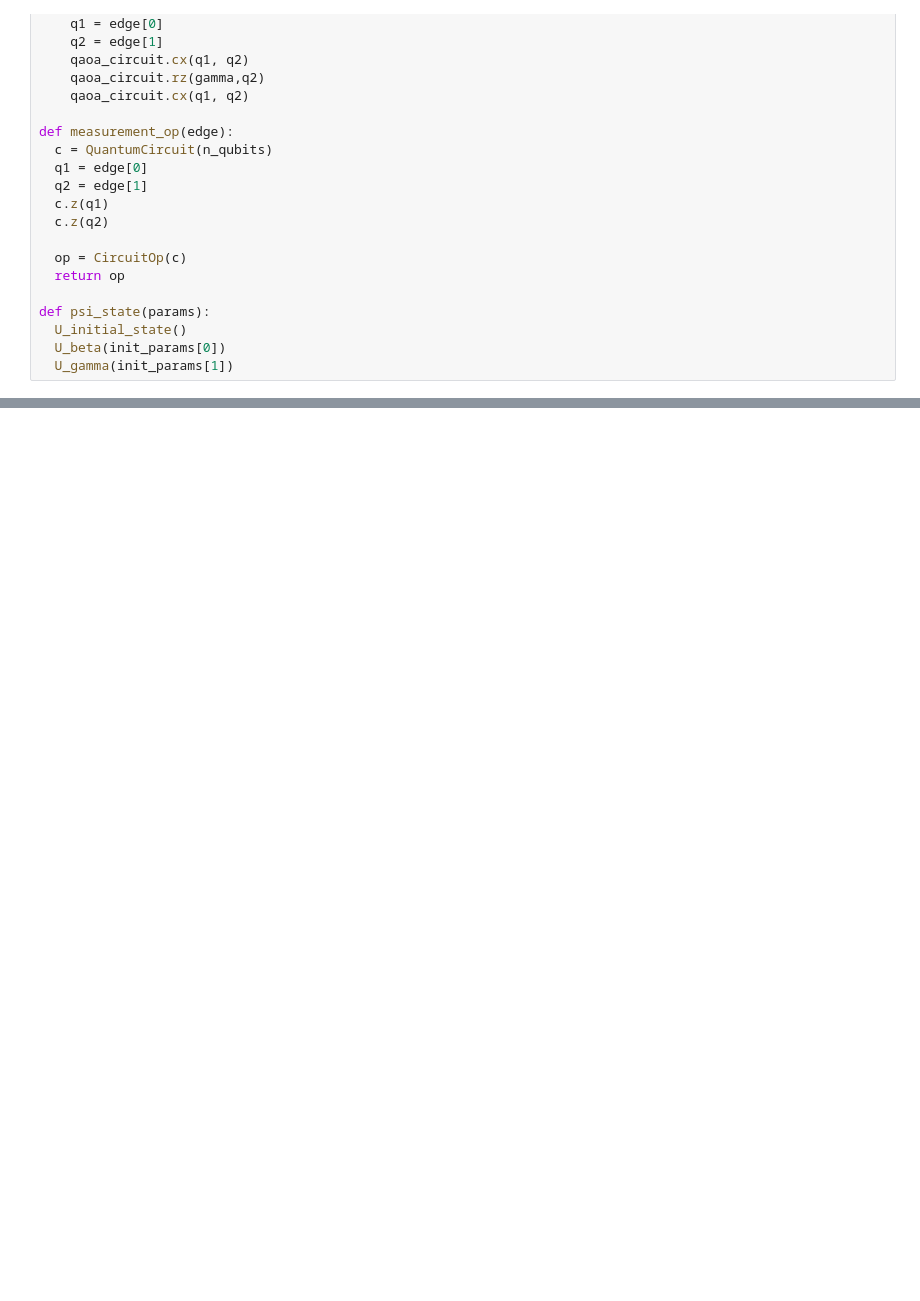
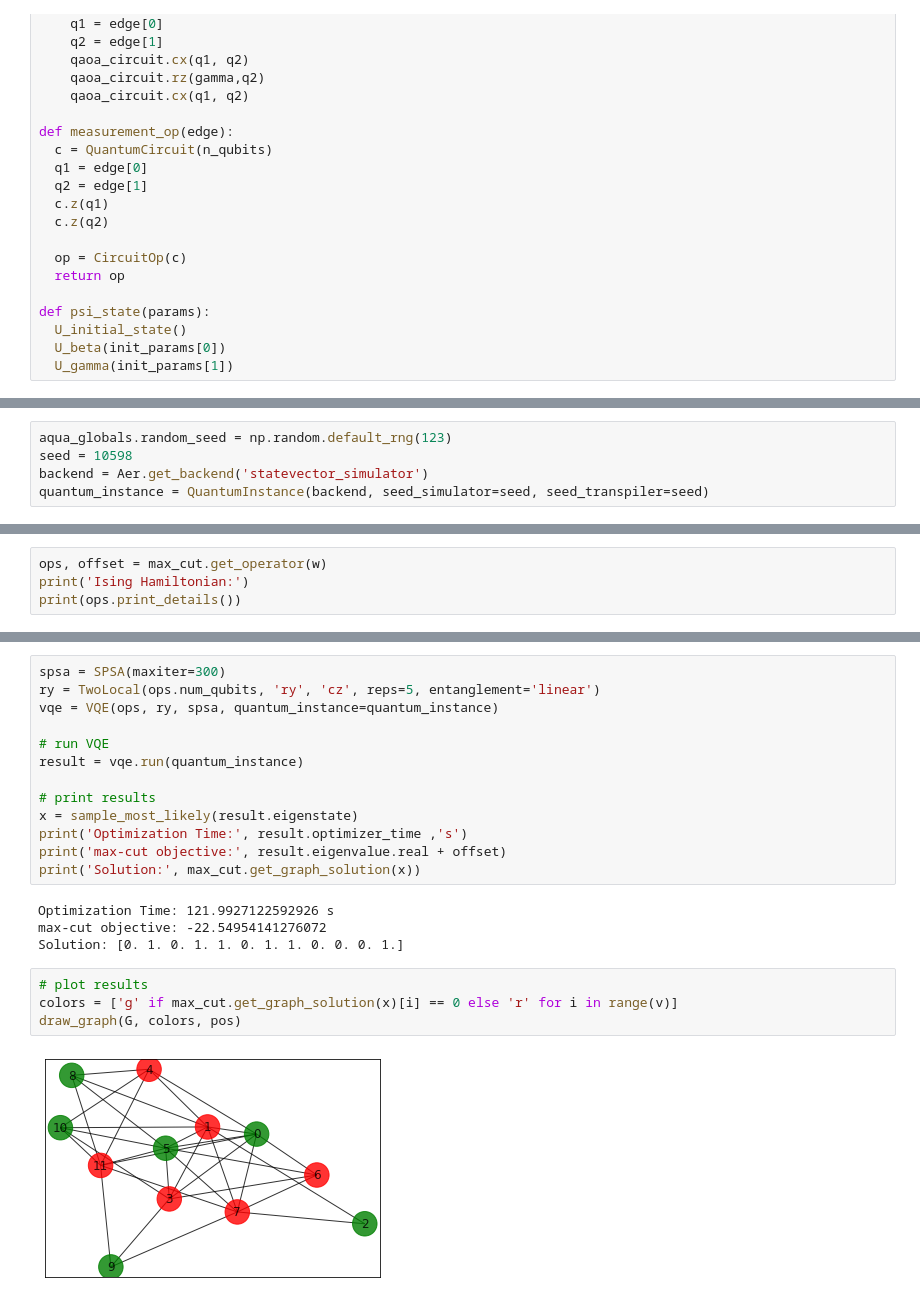
Before and after one commit to nargesalavi/QAOA-for-MAXCUT, a Jupyter notebook: QAOA_for_MaxCut.ipynb, the cells around one changed output, grey strips where cells are left out. Saved outputs shown, nothing was run; the diff lists cells and outputs as text; blank space fills up the shorter version.

```diff
--- a/QAOA_for_MaxCut.ipynb
+++ b/QAOA_for_MaxCut.ipynb
@@ -475,0 +304,5 @@ range(0, 2)
+# %%
+aqua_globals.random_seed = np.random.default_rng(123)
+seed = 10598
+backend = Aer.get_backend('statevector_simulator')
+quantum_instance = QuantumInstance(backend, seed_simulator=seed, seed_transpiler=seed)
@@ -475,0 +395,4 @@ range(0, 2)
+# %%
+ops, offset = max_cut.get_operator(w)
+print('Ising Hamiltonian:')
+print(ops.print_details())
@@ -475,0 +417,23 @@ range(0, 2)
+# %%
+spsa = SPSA(maxiter=300)
+ry = TwoLocal(ops.num_qubits, 'ry', 'cz', reps=5, entanglement='linear')
+vqe = VQE(ops, ry, spsa, quantum_instance=quantum_instance)
+
+# run VQE
+result = vqe.run(quantum_instance)
+
+# print results
+x = sample_most_likely(result.eigenstate)
+print('Optimization Time:', result.optimizer_time ,'s')
+print('max-cut objective:', result.eigenvalue.real + offset)
+print('Solution:', max_cut.get_graph_solution(x))
+# %% [output]
+Optimization Time: 121.9927122592926 s
+max-cut objective: -22.54954141276072
+Solution: [0. 1. 0. 1. 1. 0. 1. 1. 0. 0. 0. 1.]
+# %%
+# plot results
+colors = ['g' if max_cut.get_graph_solution(x)[i] == 0 else 'r' for i in range(v)]
+draw_graph(G, colors, pos)
+# %% [output]
+[figure, added]
```
Also changed, not shown: parts of 39 cells of this notebook.
